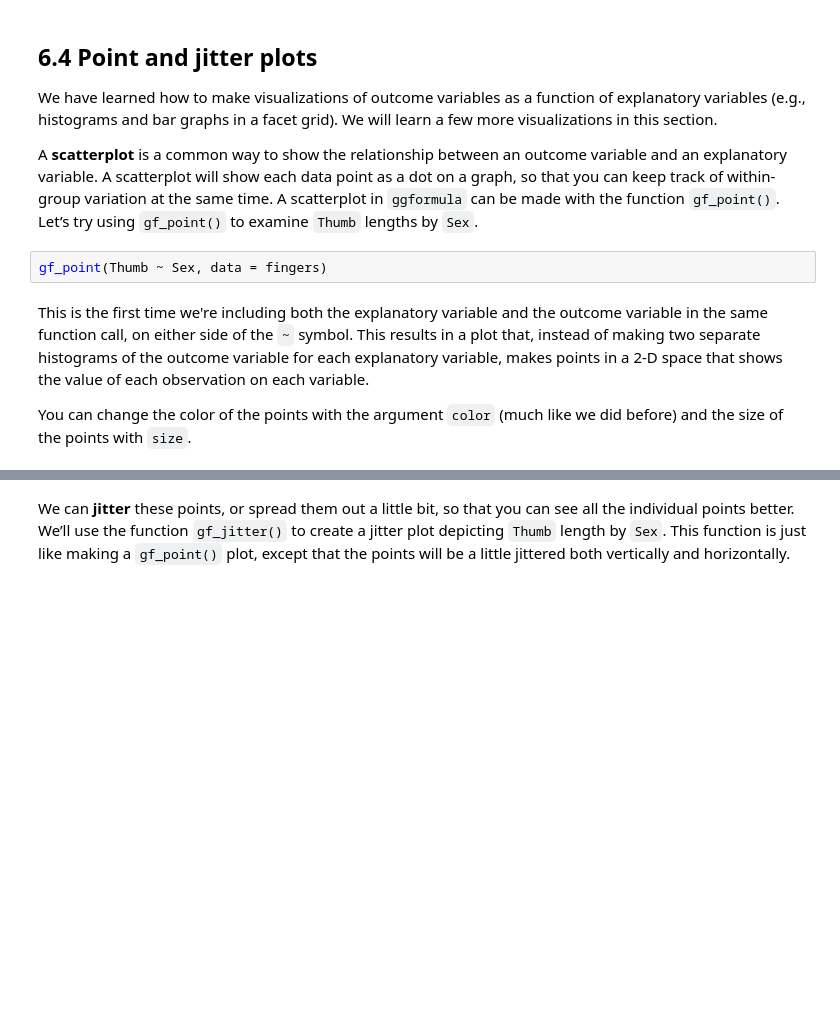
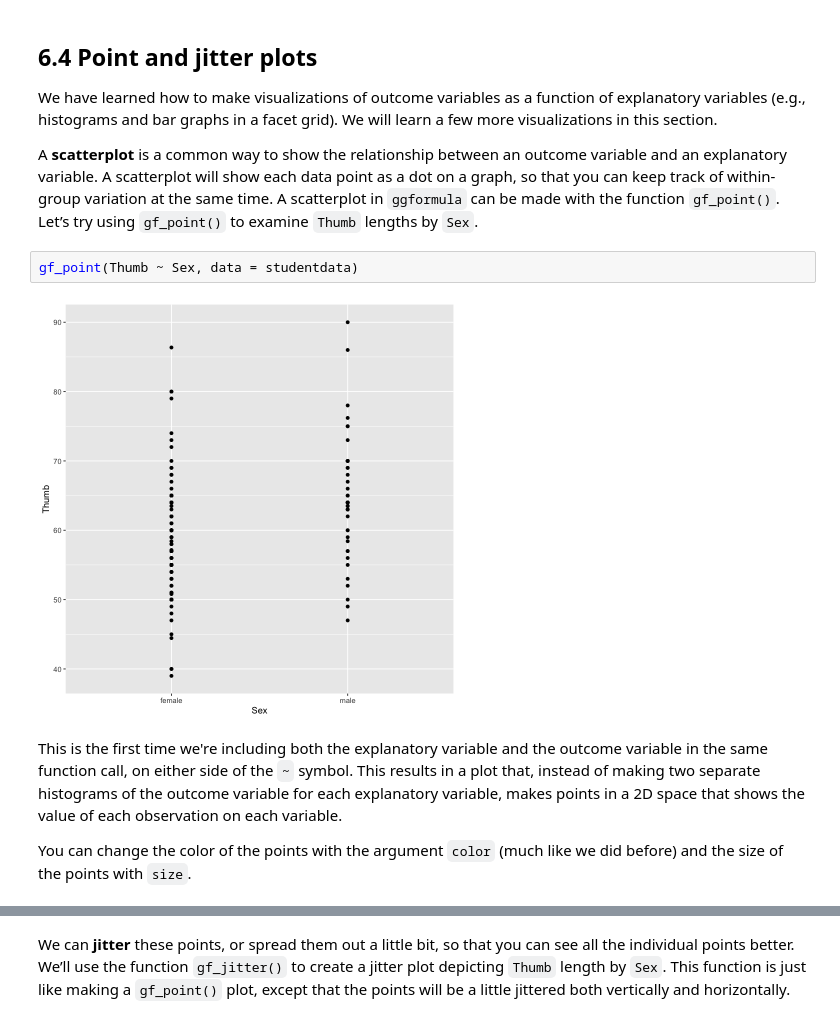
Before and after one commit to smburns47/Psyc158, a Jupyter notebook: chapter-6.ipynb, the cells around one changed output, grey strips where cells are left out. Cells and saved outputs as stored; diff of their text form; blank space fills up the shorter version.

````diff
--- a/chapter-6.ipynb
+++ b/chapter-6.ipynb
@@ -239,9 +265,11 @@ We have learned how to make visualizations of outcome variables as a function of
 
 A **scatterplot** is a common way to show the relationship between an outcome variable and an explanatory variable. A scatterplot will show each data point as a dot on a graph, so that you can keep track of within-group variation at the same time. A scatterplot in ```ggformula``` can be made with the function ```gf_point()```. Let’s try using ```gf_point()``` to examine ```Thumb``` lengths by ```Sex```.
 # %%
-gf_point(Thumb ~ Sex, data = fingers)
+gf_point(Thumb ~ Sex, data = studentdata)
+# %% [output]
+[figure, added]
 # %% [markdown]
-This is the first time we're including both the explanatory variable and the outcome variable in the same function call, on either side of the ```~``` symbol. This results in a plot that, instead of making two separate histograms of the outcome variable for each explanatory variable, makes points in a 2-D space that shows the value of each observation on each variable.
+This is the first time we're including both the explanatory variable and the outcome variable in the same function call, on either side of the ```~``` symbol. This results in a plot that, instead of making two separate histograms of the outcome variable for each explanatory variable, makes points in a 2D space that shows the value of each observation on each variable.
 
 You can change the color of the points with the argument ```color``` (much like we did before) and the size of the points with ```size```.
 # %%
````
Also changed, not shown: parts of 26 cells of this notebook, 2 other files.
